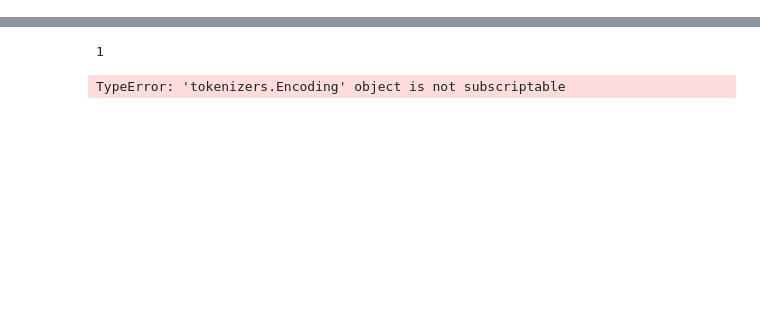
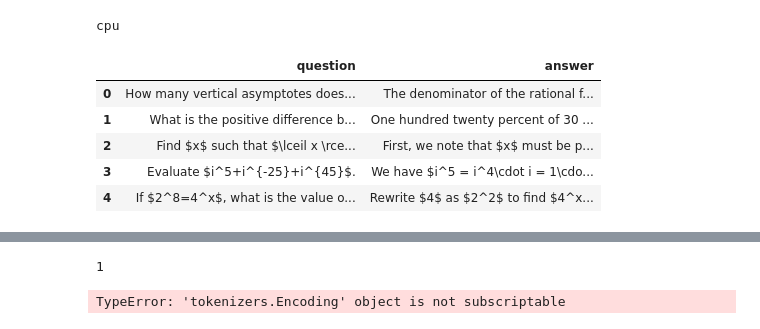
Before and after one commit to messi10tom/MathX, a Jupyter notebook: mathX.ipynb, the cells around one changed output, grey strips where cells are left out. Cells and saved outputs as stored; diff of their text form; code cells hidden in the pictures; blank space fills up the shorter version.

```diff
--- a/mathX.ipynb
+++ b/mathX.ipynb
@@ -10,3 +9,19 @@ import torch
 import torch.nn as nn
 from torch.utils.data import Dataset, DataLoader
 from transformers import AutoTokenizer, AutoModelForCausalLM
+# %%
+DEVICE = "cuda" if torch.cuda.is_available() else "cpu"
+
+print(DEVICE)
+# %% [output]
+cpu
+# %%
+problem_df = pd.read_json('./math_dataset_v1_train.json')
+problem_df.head()
+# %% [output]
+|  | question | answer |
+| 0 | How many vertical asymptotes does... | The denominator of the rational f... |
+| 1 | What is the positive difference b... | One hundred twenty percent of 30 ... |
+| 2 | Find $x$ such that $\lceil x \rce... | First, we note that $x$ must be p... |
+| 3 | Evaluate $i^5+i^{-25}+i^{45}$. | We have $i^5 = i^4\cdot i = 1\cdo... |
+| 4 | If $2^8=4^x$, what is the value o... | Rewrite $4$ as $2^2$ to find $4^x... |
```
Also changed, not shown: parts of 5 cells of this notebook.
